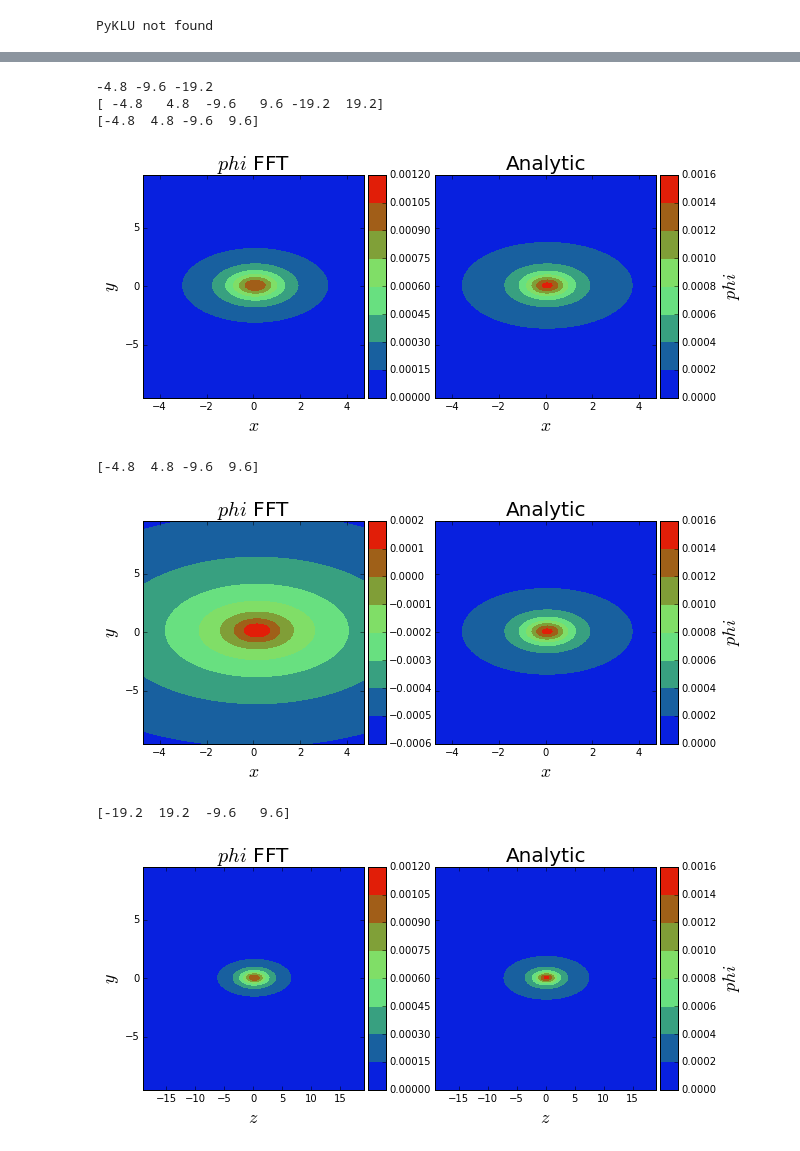
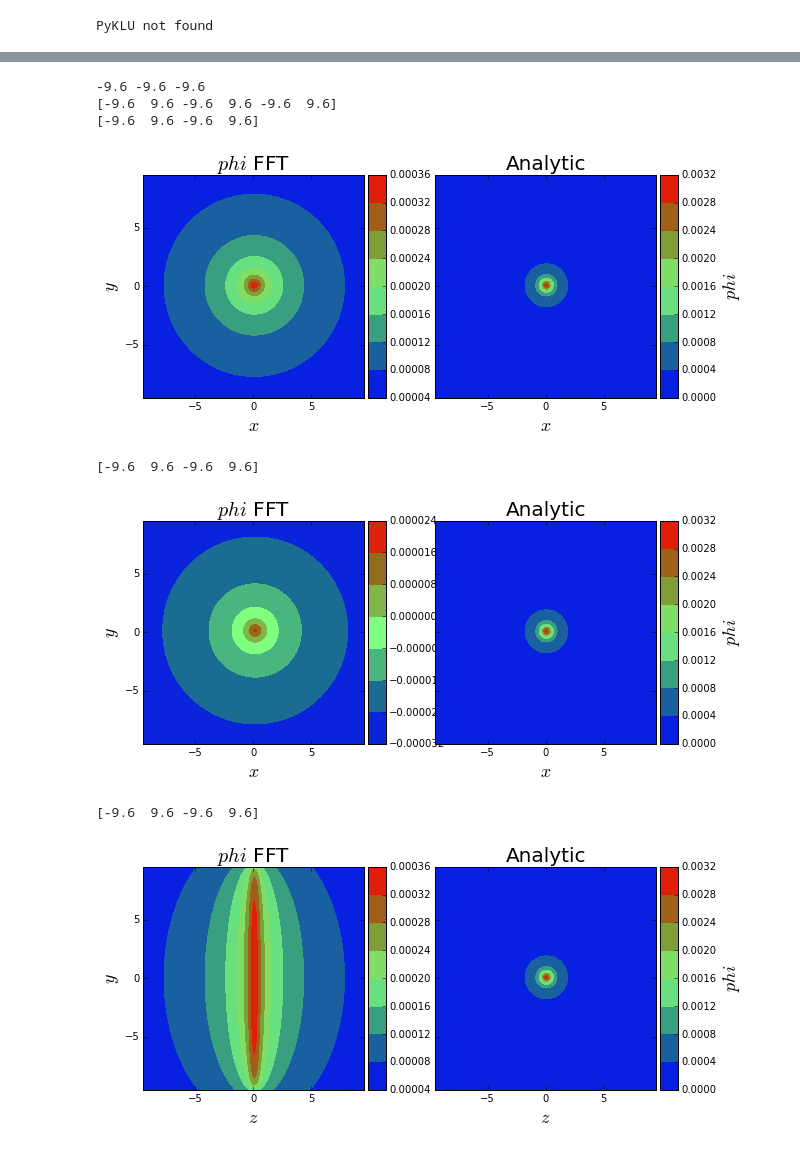
Before and after one commit to PyCOMPLETE/PyPIC, a Jupyter notebook: test_fft_gpu.ipynb, the cells around one changed output, grey strips where cells are left out. Saved outputs shown, nothing was run; the diff lists cells and outputs as text; code cells hidden in the pictures.

```diff
--- a/test_fft_gpu.ipynb
+++ b/test_fft_gpu.ipynb
@@ -34,8 +34,11 @@ import numpy as np
 # %%
 # define mesh, poissonsolver and PIC
 #mesh = RectMesh3D(0., 0., 0., 0.1, 0.1, 0.1, nx=256, ny=256, nz=32, mathlib=cumath)
-nx, ny, nz = 64, 128, 256
+#nx, ny, nz = 64, 128, 256
+nx, ny, nz = 128, 128, 128
+
 dx = dy = dz = 0.15
+#dy = 0.3*dx
 x_aper = nx*dx/2.
 y_aper = ny*dy/2.
 z_aper = nz*dz/2.
@@ -43,9 +46,9 @@ mesh = RectMesh3D(-x_aper, -y_aper, -z_aper , dx, dy, dz, nx, ny, nz, mathlib=cu
 print mesh.x0
 print mesh.x0 + mesh.nx*mesh.dx
 poissonsolver = FFT.GPU_FFT_OpenBoundary(mesh, True)
-poissonsolver_numpyfft = FFT.DEBUG_FFT3_OpenBoundary(mesh, False)
-#pic = PIC(mesh, poissonsolver, context=context)
-pic = PIC(mesh, poissonsolver_numpyfft, context=context)
+#poissonsolver_numpyfft = FFT.DEBUG_FFT3_OpenBoundary(mesh, True)
+pic = PIC(mesh, poissonsolver, context=context)
+#pic = PIC(mesh, poissonsolver_numpyfft, context=context)
 
 
 poissonsolver2d = FFT.FFT_OpenBoundary_SquareGrid(x_aper=x_aper, y_aper=y_aper, Dh=mesh.dx)
@@ -61,11 +64,11 @@ mesh_center_x = mesh.x0 + 0.5*mesh.nx*mesh.dx
 mesh_center_y = mesh.y0 + 0.5*mesh.ny*mesh.dy
 mesh_center_z = mesh.z0 + 0.5*mesh.nz*mesh.dz
 N = 500*1024
-sigma = 0.4
+sigma = 0.2
 xx = np.random.normal(mesh_center_x, sigma, N)
 yy = np.random.normal(mesh_center_y, sigma, N)
-zz = np.random.normal(mesh_center_z, sigma, N)
-#zz = np.random.uniform(mesh.z0+dz, mesh.z0+mesh.dz*mesh.nz-mesh.dz,N)
+#zz = np.random.normal(mesh_center_z, sigma, N)
+zz = np.random.uniform(mesh.z0+dz, mesh.z0+mesh.dz*mesh.nz-mesh.dz,N)
 
 assert((xx > mesh.x0).all() and (xx < mesh.x0 + mesh.nx*mesh.dx).all())
 assert((yy > mesh.y0).all() and (yy < mesh.y0 + mesh.ny*mesh.dy).all())
@@ -125,7 +128,7 @@ def test_solver(new_solver, xx, yy, zz, charge=e, x_probe=None, y_probe=None, z_
     #mesh_charges_circle = gpuarray.to_gpu(create_circular_mesh_charge(mesh=mesh, R=5.))
     #mesh_charges = mesh_charges_circle
     rho = mesh_charges/new_solver.mesh.volume_elem
-    phi = new_solver.poisson_solve(mesh_charges)
+    phi = new_solver.poisson_solve(rho)
     mesh_e_fields = new_solver.get_electric_fields(phi)
     efx = mesh_e_fields[0]
     efy = mesh_e_fields[1]
@@ -283,39 +286,39 @@ plt.register_cmap(name='rgb', data=cdict)
 # %%
 from scipy.special import erf
 extent = np.array([mesh.x0, mesh.x0+mesh.nx*mesh.dx,
                    mesh.y0, mesh.y0+mesh.ny*mesh.dy,
                    mesh.z0, mesh.z0+mesh.nz*mesh.dz])
 print mesh.x0, mesh.y0, mesh.z0
 print extent
 z, y, x = np.meshgrid(np.linspace(extent[4], extent[5], mesh.nz),
                       np.linspace(extent[2], extent[3], mesh.ny),
                       np.linspace(extent[0], extent[1], mesh.nx),
                       indexing="ij")
 xr = x - mesh_center_x - 0.5*mesh.dx
 yr = y - mesh_center_y - 0.5*mesh.dy
 zr = z - mesh_center_z - 0.5*mesh.dz
 sig_x = sigma
 phi_analytic = _phin_round(xr, yr, zr, sig_x) * N * e
 plot_potential_fft_open(phi.get()[mesh.nz//2],
                      phi_analytic[mesh.nz//2], extent=extent[0:4],
                      x_label='$x$', y_label='$y$', z_label='$phi$')
 
-plot_potential_fft_open(phi_2d.reshape(mesh.ny+1, mesh.nx+1),
+plot_potential_fft_open(phi_2d.reshape(mesh.ny+1, mesh.nx+1).T,
                      phi_analytic[mesh.nz//2], extent=extent[0:4],
                      x_label='$x$', y_label='$y$', z_label='$phi$')
 
 plot_potential_fft_open(phi.get()[:,:,mesh.nx//2],
                      phi_analytic[:,:,mesh.nx//2], extent=extent[[4,5,2,3]],
                      x_label='$z$', y_label='$y$', z_label='$phi$')
 # %% [output]
--4.8 -9.6 -19.2
-[ -4.8   4.8  -9.6   9.6 -19.2  19.2]
-[-4.8  4.8 -9.6  9.6]
+-9.6 -9.6 -9.6
+[-9.6  9.6 -9.6  9.6 -9.6  9.6]
+[-9.6  9.6 -9.6  9.6]
-[figure, old version]
+[figure, new version]
-[-4.8  4.8 -9.6  9.6]
+[-9.6  9.6 -9.6  9.6]
-[figure, old version]
+[figure, new version]
-[-19.2  19.2  -9.6   9.6]
+[-9.6  9.6 -9.6  9.6]
-[figure, old version]
+[figure, new version]
 # %%
 def phi_analytical_sphere_1d(x,rho, c=0):
     return -rho/x**3 + c
```
Also changed, not shown: parts of 13 cells of this notebook, 1 other file.
